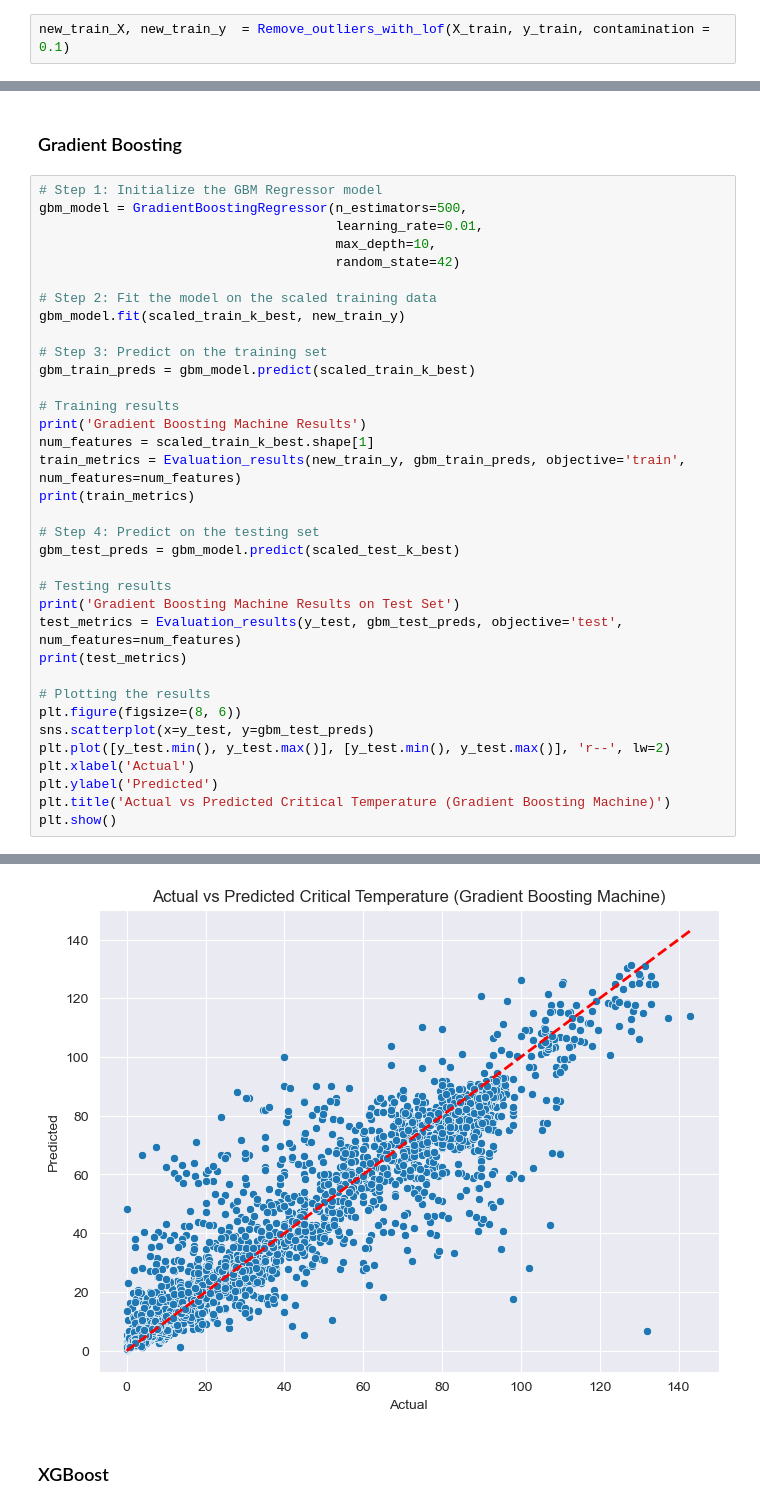
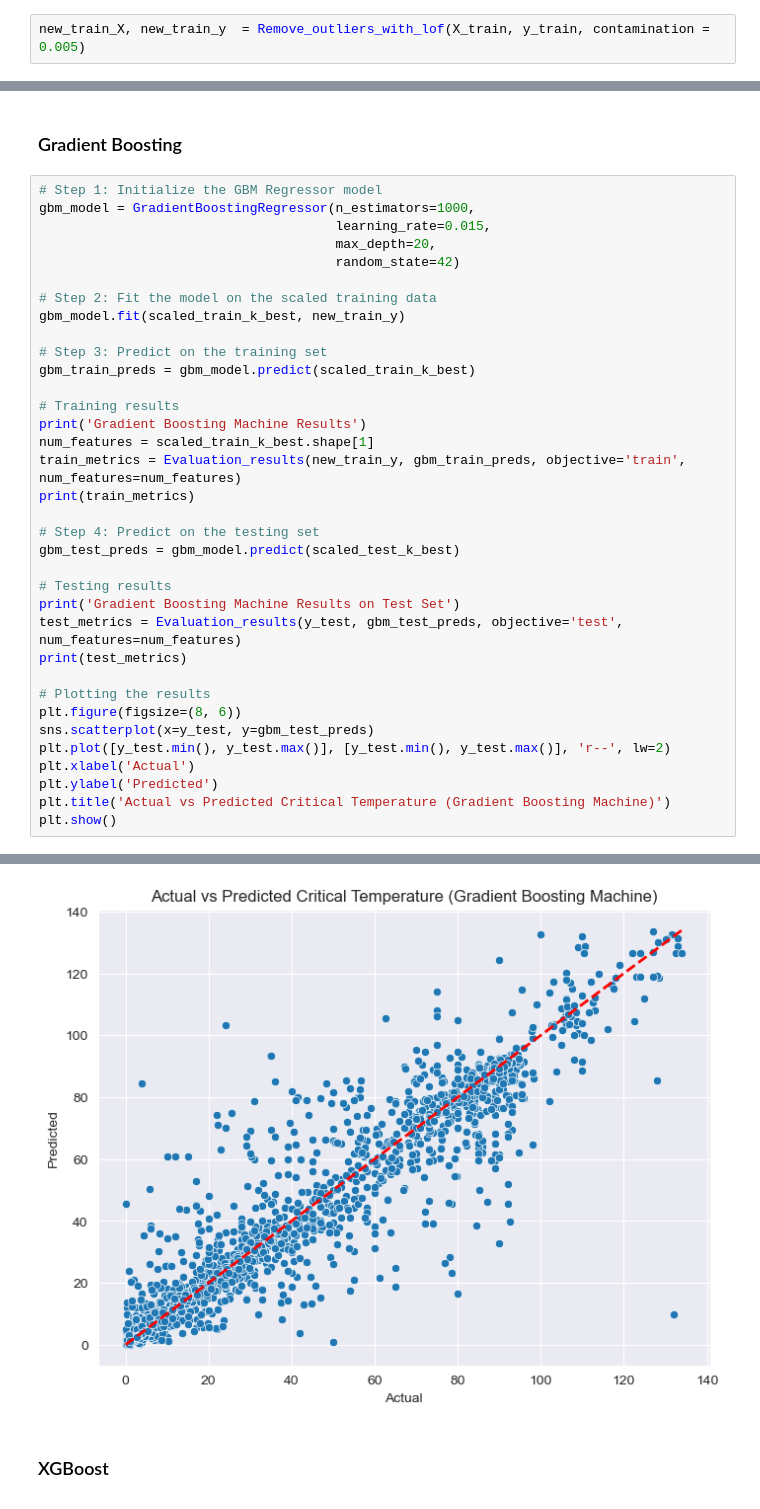
Before and after one commit to MohdSharik99/Predicting_critical_temperature_of_supeconductors, a Jupyter notebook: Modeling_with_Select_k_best_features_30.ipynb, the cells around one changed output, grey strips where cells are left out. Cells and saved outputs as stored; diff of their text form.

```diff
--- a/Modeling_with_Select_k_best_features_30.ipynb
+++ b/Modeling_with_Select_k_best_features_30.ipynb
@@ -46,6 +49,6 @@ y_train = train_df['critical_temp']
 X_test = test_df.drop('critical_temp', axis = 1)
 y_test = test_df['critical_temp']
 # %%
-new_train_X, new_train_y  = Remove_outliers_with_lof(X_train, y_train, contamination = 0.1)
+new_train_X, new_train_y  = Remove_outliers_with_lof(X_train, y_train, contamination = 0.005)
 # %% [output]
 Shape before outlier removal:
@@ -195,9 +198,9 @@ None
 ### Gradient Boosting
 # %%
 # Step 1: Initialize the GBM Regressor model
-gbm_model = GradientBoostingRegressor(n_estimators=500,
-                                      learning_rate=0.01,
-                                      max_depth=10,
+gbm_model = GradientBoostingRegressor(n_estimators=1000,
+                                      learning_rate=0.015,
+                                      max_depth=20,
                                       random_state=42)
 
 # Step 2: Fit the model on the scaled training data
@@ -250,5 +253,5 @@ Testing Adjusted R2 score: 0.88492
 None
-[figure, old version]
+[figure, new version]
 # %% [markdown]
 ### XGBoost
 # %%
```
Also changed, not shown: parts of 6 cells of this notebook, 3 other files.
